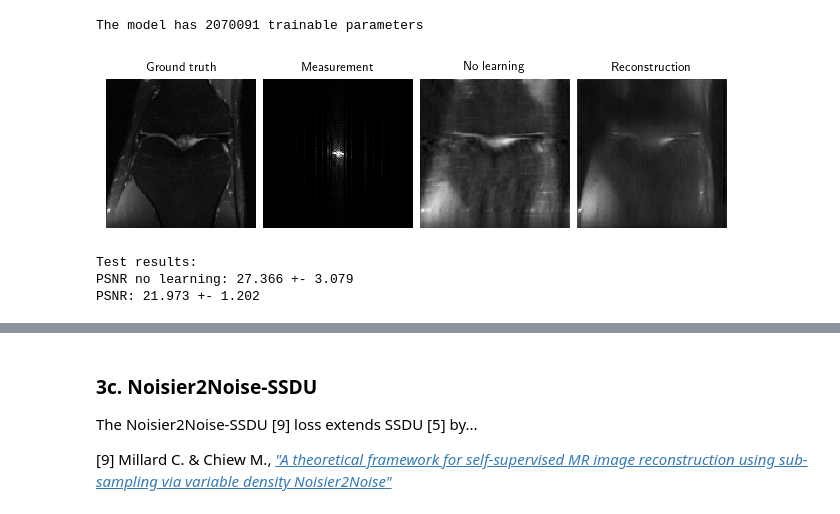
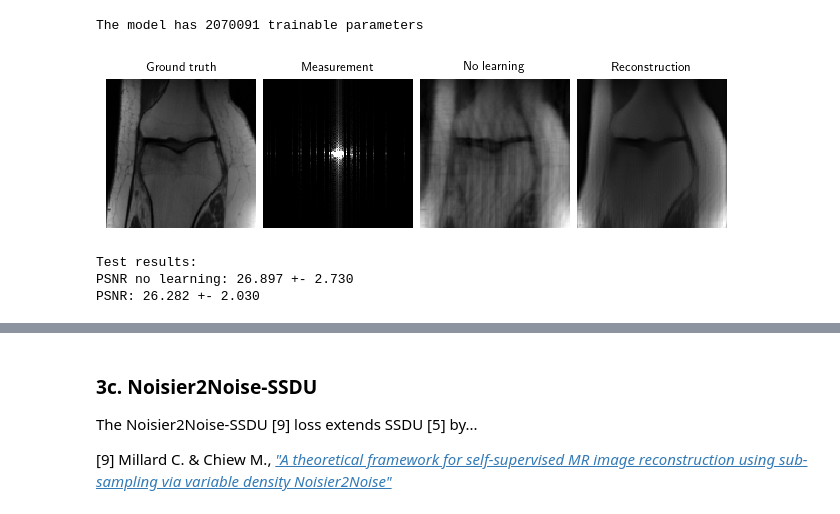
Before and after one commit to Andrewwango/deepinv-selfsup-fastmri, a Jupyter notebook: demo.ipynb, the cells around one changed output, grey strips where cells are left out. Drawn from its saved outputs; the diff is of its cells as text; code cells hidden in the pictures.

Commit message:
ssdu model

```diff
--- a/demo.ipynb
+++ b/demo.ipynb
@@ -298,7 +298,7 @@ trainer = train(loss, epochs=0)
 The model has 2070091 trainable parameters
 # %%
 # Load pretrained model for 50 epochs, test on test dataset, and save sample reconstruction
-trainer.ckpt_pretrained = "models/pretrained/ssdu1.pth.tar"
+trainer.ckpt_pretrained = "models/pretrained/ssdu.pth.tar"
 trainer.load_model()
 
 results["ssdu"] = trainer.test(test_dataloader)
@@ -313,7 +312,0 @@ PSNR: 22.101 +- 1.184
-# %%
-trainer = train(loss, epochs=0)
-trainer.ckpt_pretrained = "models/pretrained/ssdu2.pth.tar"
-trainer.load_model()
-results["ssdu"] = trainer.test(test_dataloader)
-physics.update_parameters(**params)
-results["ssdu"]["sample"] = trainer.model(y, physics)
@@ -326,7 +312,0 @@ PSNR: 21.441 +- 1.193
-# %%
-trainer = train(loss, epochs=0)
-trainer.ckpt_pretrained = "models/pretrained/ssdu3.pth.tar"
-trainer.load_model()
-results["ssdu"] = trainer.test(test_dataloader)
-physics.update_parameters(**params)
-results["ssdu"]["sample"] = trainer.model(y, physics)
@@ -348,26 +322,23 @@ where $N$ is the number of Monte-Carlo samples. The training loss function remai
 
 [8] Hendriksen A., Pelt D., Batenburg K., [_"Noise2Inverse: Self-supervised deep convolutional denoising for tomography"_](https://arxiv.org/abs/2001.11801)
 # %%
-loss = dinv.loss.SplittingLoss(
-    mask_generator=dinv.physics.generator.GaussianSplittingMaskGenerator((2, 128, 128), split_ratio=0.6, device=device, rng=rng),
-    eval_split_input=True, eval_n_samples=5
-)
+loss = dinv.loss.SplittingLoss(mask_generator=mask_generator, eval_split_input=True, eval_n_samples=20)
 # %%
 # Set epochs > 0 to train the model
 trainer = train(loss, epochs=0)
 # %% [output]
 The model has 2070091 trainable parameters
 # %%
-# Load pretrained model for 50 epochs, test on test dataset, and save sample reconstruction
-trainer.ckpt_pretrained = "models/pretrained/ssdu1.pth.tar"
+# Load pretrained SSDU model for 50 epochs, test on test dataset, and save sample reconstruction
+trainer.ckpt_pretrained = "models/pretrained/ssdu.pth.tar"
 trainer.load_model()
 
 results["noise2inverse"] = trainer.test(test_dataloader)
 
 physics.update_parameters(**params)
 results["noise2inverse"]["sample"] = trainer.model(y, physics)
 # %% [output]
-[figure, old version]
+[figure, new version]
 Test results:
-PSNR no learning: 27.366 +- 3.079
-PSNR: 21.973 +- 1.202
+PSNR no learning: 26.897 +- 2.730
+PSNR: 26.282 +- 2.030
```
Also changed, not shown: parts of 9 cells of this notebook, 1 other file.
